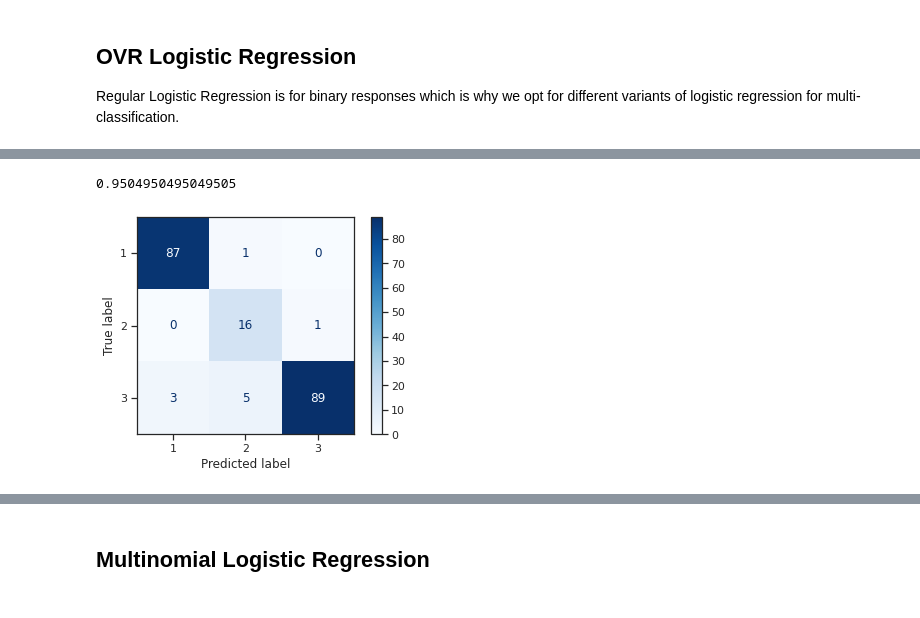
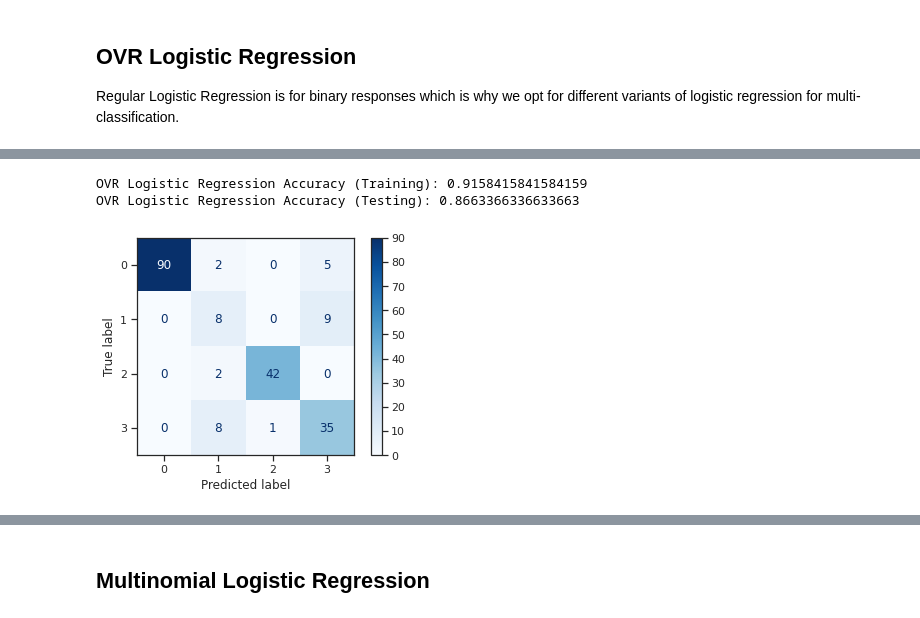
Before and after one commit to arisnbrio/covid-19-country-infection-levels, a Jupyter notebook: CountryClassificationLog.ipynb, the cells around one changed output, grey strips where cells are left out. Saved outputs shown, nothing was run; the diff lists cells and outputs as text; code cells hidden in the pictures.

```diff
--- a/CountryClassificationLog.ipynb
+++ b/CountryClassificationLog.ipynb
@@ -316,0 +319,6 @@ Since there is class imbalance especially among level 2, we use the SMOTEEN pack
+# %%
+from sklearn import preprocessing
+num=preprocessing.LabelEncoder()
+num.fit(jan_data['levels'])
+jan_data['levels']=num.transform(jan_data['levels'])
+train_Y=jan_data['levels'] # checking transformation from categorical > numerical
@@ -316,0 +329,10 @@ Since there is class imbalance especially among level 2, we use the SMOTEEN pack
+# %%
+import statistics
+
+test_X = feb_data.drop(['levels'],axis = 1).fillna(0)
+test_X['population_density'].fillna((feb_data['population_density'].mean()), inplace=True)
+
+country_name=pd.get_dummies(test_X['country_name'],drop_first=True)
+test_X.drop(['country_name'],axis=1,inplace=True)
+test_X=pd.concat([test_X,country_name],axis=1)
+test_X.info()
@@ -316,0 +347,5 @@ Since there is class imbalance especially among level 2, we use the SMOTEEN pack
+# %%
+num.fit(feb_data['levels'])
+feb_data['levels']=num.transform(feb_data['levels'])
+test_Y=feb_data['levels'] # checking transformation from categorical > numerical
+test_Y
@@ -353,4 +435,4 @@ Number of countries level 3 in oversampled data 106
 Regular Logistic Regression is for binary responses which is why we opt for different variants of logistic regression for multi-classification.
 # %%
 from sklearn.linear_model import LogisticRegression
-logmod_ovr = LogisticRegression(multi_class='ovr').fit(os_data_X, os_data_y.values.ravel())
+logmod_ovr = LogisticRegression(multi_class='ovr',max_iter=1000).fit(os_data_X, os_data_y.values.ravel())
@@ -375,19 +439,21 @@ Please also refer to the documentation for alternative solver options:
-# %%
-print(logmod_ovr.score(test_X, test_Y)) # accuracy
-# %% [output]
-0.9504950495049505
+# %%
+# accuracy for both training and testing sets to check for signs of overfitting
+print('OVR Logistic Regression Accuracy (Training):', logmod_ovr.score(train_X, train_Y)) # accuracy
+print('OVR Logistic Regression Accuracy (Testing):', logmod_ovr.score(test_X, test_Y)) # accuracy
+# %% [output]
+OVR Logistic Regression Accuracy (Training): 0.9158415841584159
+OVR Logistic Regression Accuracy (Testing): 0.8663366336633663
 # %%
 from sklearn.metrics import plot_confusion_matrix, accuracy_score
 import matplotlib.pyplot as plt
 
 
-levels = ['1','2','3']
 ovrdisp = plot_confusion_matrix(logmod_ovr, test_X, test_Y,
                                  display_labels=levels,
                                  cmap=plt.cm.Blues)
 plt.show()
 # %% [output]
-[figure, old version]
+[figure, new version]
 # %%
 import sklearn.metrics as metrics
 import plotly.figure_factory as ff
```
Also changed, not shown: parts of 72 cells of this notebook.
